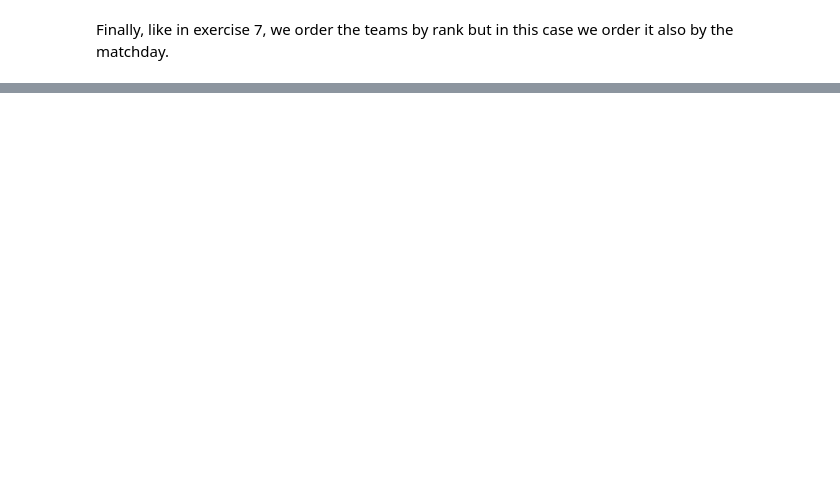
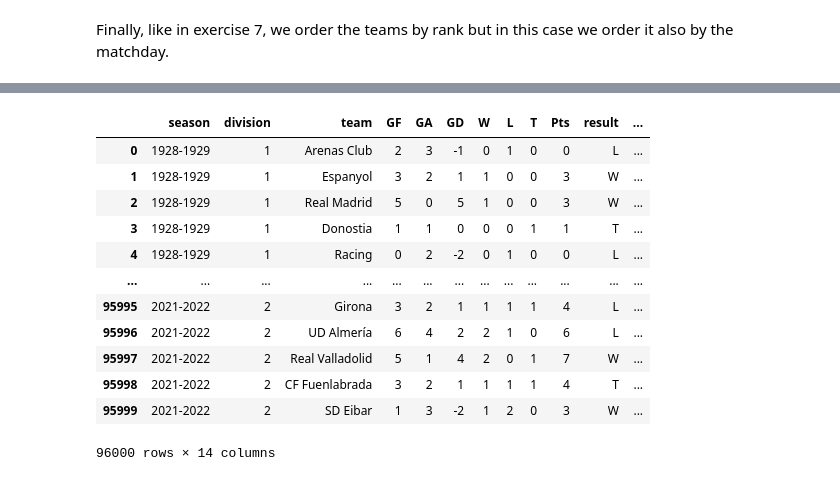
Before and after one commit to jorgers29/Spanish_Football_Analysis, a Jupyter notebook: analysis/LaLigaDataAnalysis.ipynb, the cells around one changed output, grey strips where cells are left out. Drawn from its saved outputs; the diff is of its cells as text; code cells hidden in the pictures; blank space fills up the shorter version.

```diff
--- a/analysis/LaLigaDataAnalysis.ipynb
+++ b/analysis/LaLigaDataAnalysis.ipynb
@@ -824,0 +777,34 @@ TypeError: incompatible index of inserted column with frame index
+# %%
+num_previous_rows = 5
+
+# Custom function to create the 'Last_5' column
+def create_last_5_column(group):
+    results = group['result'].tolist()
+    last_5 = []
+
+    for i in range(len(results)):
+        previous_results = results[max(0, i - num_previous_rows):i]
+        last_5.append(previous_results)
+
+    group['last_5'] = last_5
+    return group
+
+
+# Apply the function to each group using groupby and transform
+df_ex10 = df_ex10.groupby(['season', 'team'], group_keys=False).apply(create_last_5_column)
+
+df_ex10
+# %% [output]
+|  | season | division | team | GF | GA | GD | W | L | T | Pts | result | ... |
+| 0 | 1928-1929 | 1 | Arenas Club | 2 | 3 | -1 | 0 | 1 | 0 | 0 | L | ... |
+| 1 | 1928-1929 | 1 | Espanyol | 3 | 2 | 1 | 1 | 0 | 0 | 3 | W | ... |
+| 2 | 1928-1929 | 1 | Real Madrid | 5 | 0 | 5 | 1 | 0 | 0 | 3 | W | ... |
+| 3 | 1928-1929 | 1 | Donostia | 1 | 1 | 0 | 0 | 0 | 1 | 1 | T | ... |
+| 4 | 1928-1929 | 1 | Racing | 0 | 2 | -2 | 0 | 1 | 0 | 0 | L | ... |
+| ... | ... | ... | ... | ... | ... | ... | ... | ... | ... | ... | ... | ... |
+| 95995 | 2021-2022 | 2 | Girona | 3 | 2 | 1 | 1 | 1 | 1 | 4 | L | ... |
+| 95996 | 2021-2022 | 2 | UD Almería | 6 | 4 | 2 | 2 | 1 | 0 | 6 | L | ... |
+| 95997 | 2021-2022 | 2 | Real Valladolid | 5 | 1 | 4 | 2 | 0 | 1 | 7 | W | ... |
+| 95998 | 2021-2022 | 2 | CF Fuenlabrada | 3 | 2 | 1 | 1 | 1 | 1 | 4 | T | ... |
+| 95999 | 2021-2022 | 2 | SD Eibar | 1 | 3 | -2 | 1 | 2 | 0 | 3 | W | ... |
+96000 rows × 14 columns
```
Also changed, not shown: parts of 16 cells of this notebook, 2 other files.
